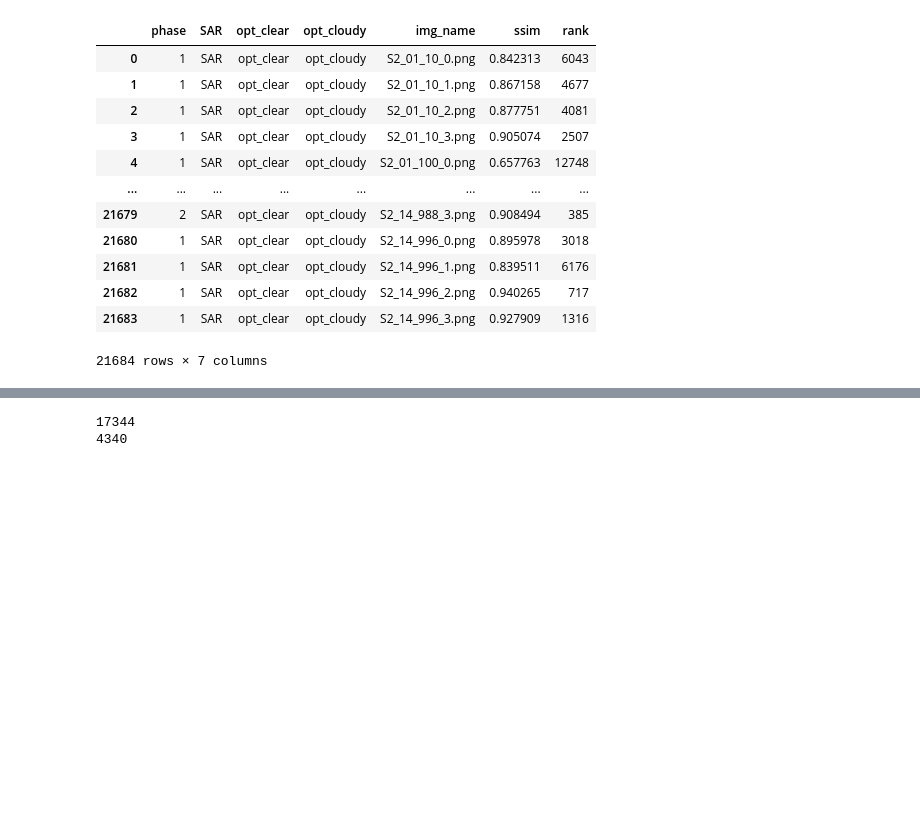
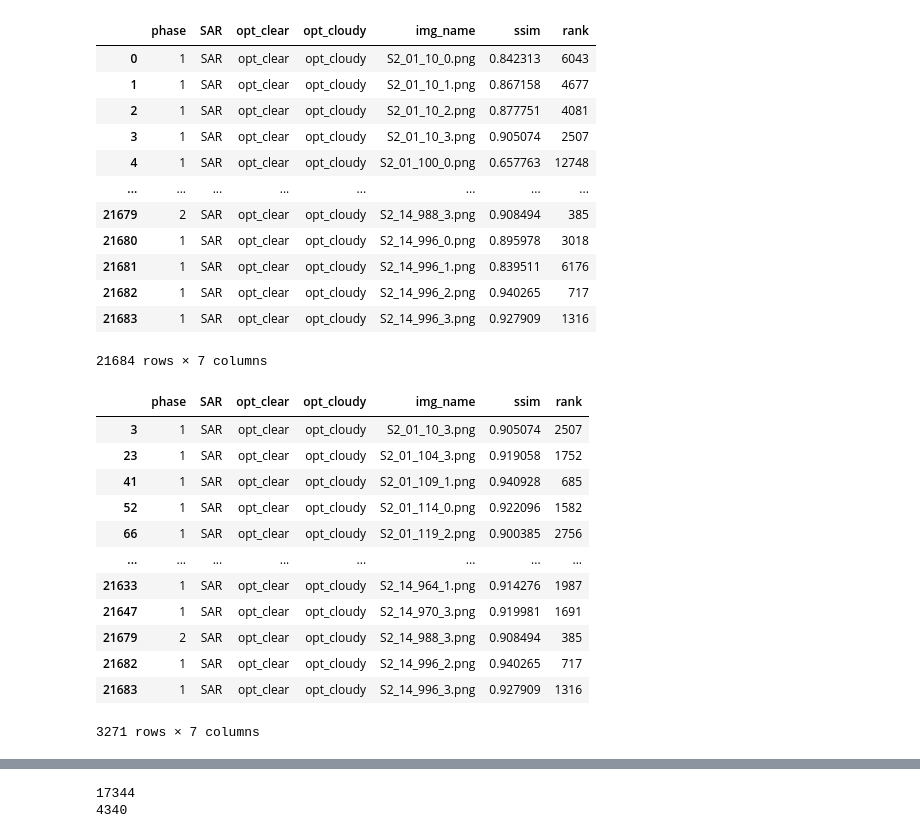
Before and after one commit to javey-q/Cloud_Removal, a Jupyter notebook: script.ipynb, the cells around one changed output, grey strips where cells are left out. Cells and saved outputs as stored; diff of their text form; code cells hidden in the pictures; blank space fills up the shorter version.

```diff
--- a/script.ipynb
+++ b/script.ipynb
@@ -173,3 +173,19 @@ meta_csv_new
 | 21682 | 1 | SAR | opt_clear | opt_cloudy | S2_14_996_2.png | 0.940265 | 717 |
 | 21683 | 1 | SAR | opt_clear | opt_cloudy | S2_14_996_3.png | 0.927909 | 1316 |
 21684 rows × 7 columns
+# %%
+meta_csv_new[meta_csv_new.ssim>0.9]
+# %% [output]
+|  | phase | SAR | opt_clear | opt_cloudy | img_name | ssim | rank |
+| 3 | 1 | SAR | opt_clear | opt_cloudy | S2_01_10_3.png | 0.905074 | 2507 |
+| 23 | 1 | SAR | opt_clear | opt_cloudy | S2_01_104_3.png | 0.919058 | 1752 |
+| 41 | 1 | SAR | opt_clear | opt_cloudy | S2_01_109_1.png | 0.940928 | 685 |
+| 52 | 1 | SAR | opt_clear | opt_cloudy | S2_01_114_0.png | 0.922096 | 1582 |
+| 66 | 1 | SAR | opt_clear | opt_cloudy | S2_01_119_2.png | 0.900385 | 2756 |
+| ... | ... | ... | ... | ... | ... | ... | ... |
+| 21633 | 1 | SAR | opt_clear | opt_cloudy | S2_14_964_1.png | 0.914276 | 1987 |
+| 21647 | 1 | SAR | opt_clear | opt_cloudy | S2_14_970_3.png | 0.919981 | 1691 |
+| 21679 | 2 | SAR | opt_clear | opt_cloudy | S2_14_988_3.png | 0.908494 | 385 |
+| 21682 | 1 | SAR | opt_clear | opt_cloudy | S2_14_996_2.png | 0.940265 | 717 |
+| 21683 | 1 | SAR | opt_clear | opt_cloudy | S2_14_996_3.png | 0.927909 | 1316 |
+3271 rows × 7 columns
```
Also changed, not shown: parts of 4 cells of this notebook, 10 other files.
